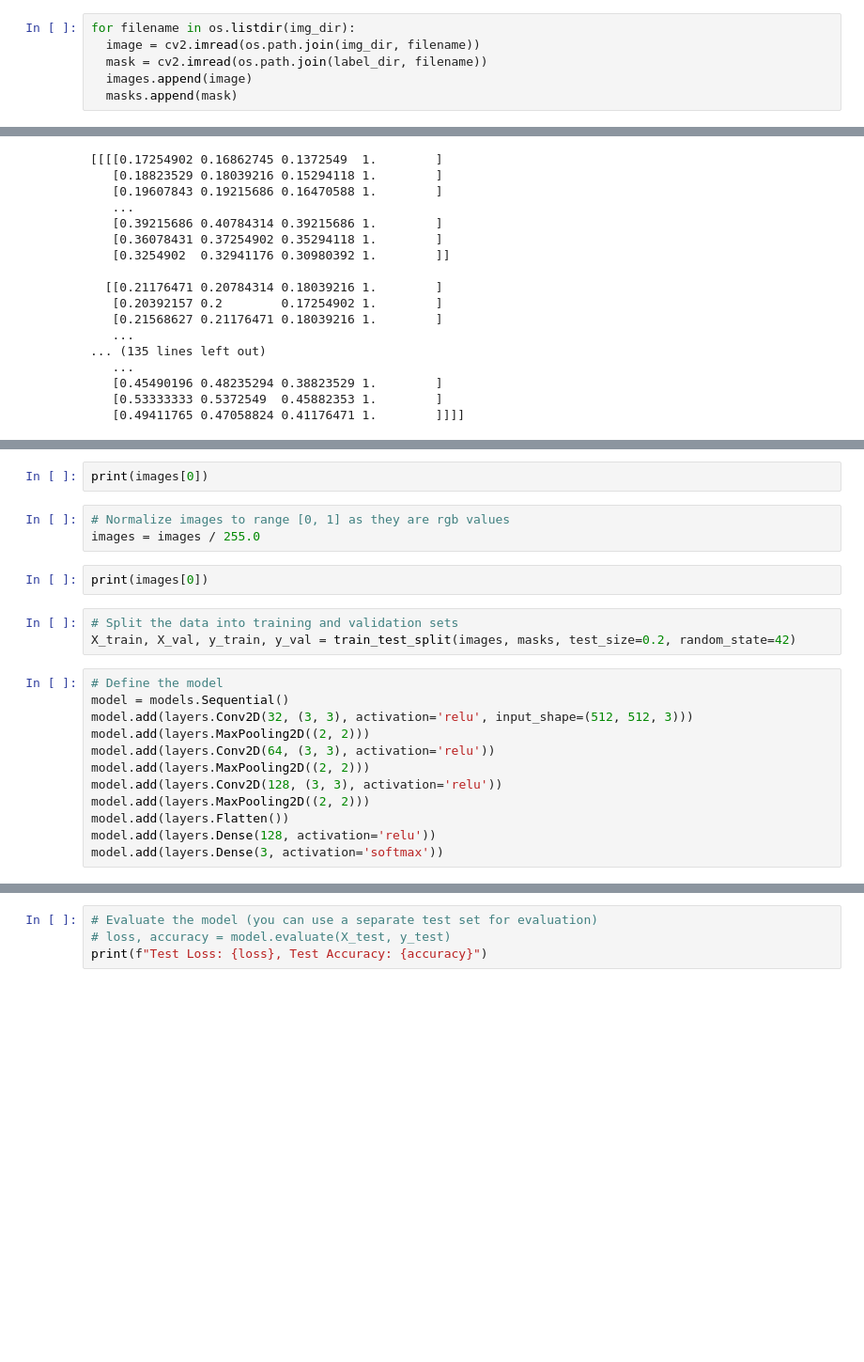
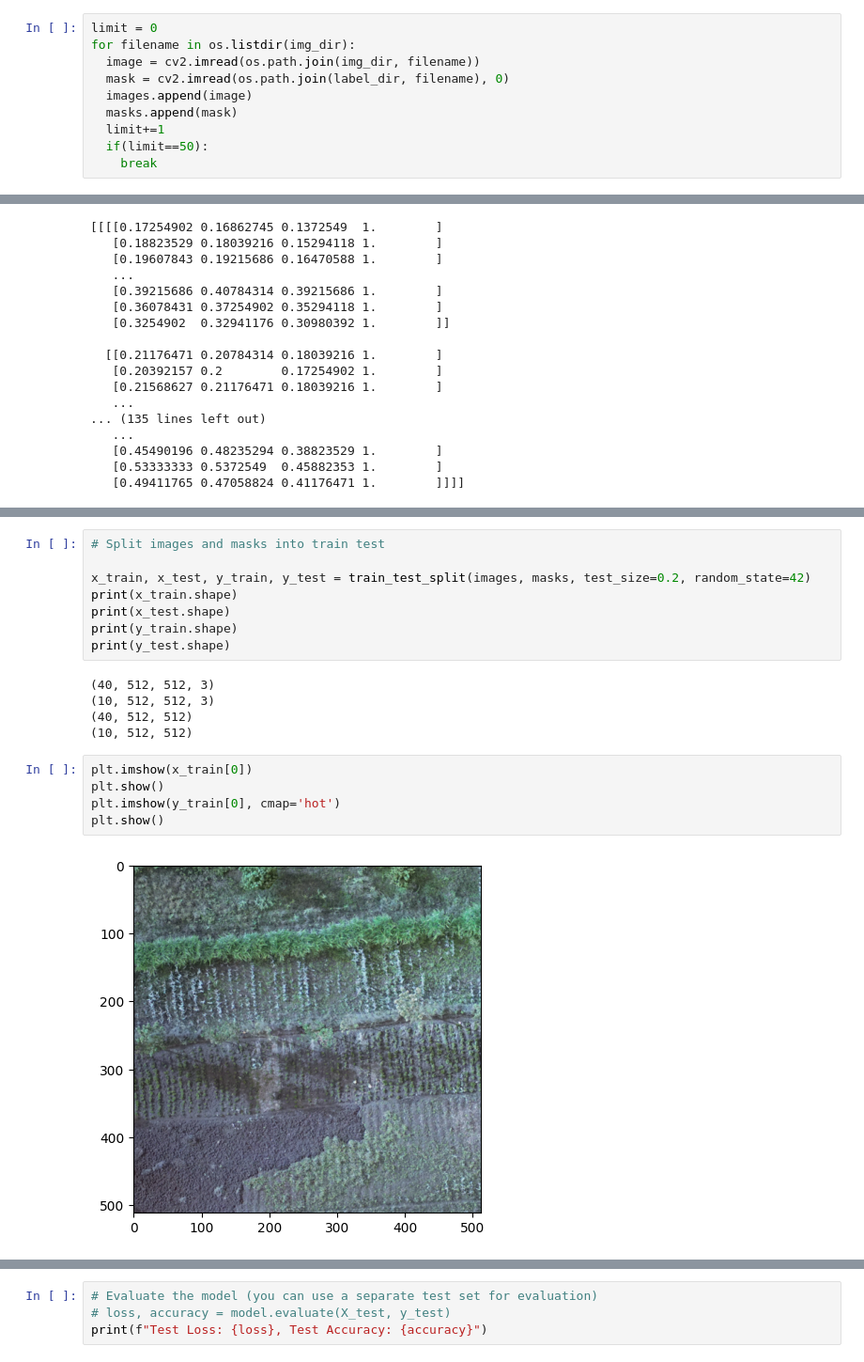
Before and after one commit to FranklinBarto/semantic-image-segmentation-drone-imagery, a Jupyter notebook: Semantic_Image_Segmentation_Drone_Imagery.ipynb, the cells around one changed output, grey strips where cells are left out. Shown at 94% size. Drawn from its saved outputs; the diff is of its cells as text; blank space fills up the shorter version.

```diff
--- a/Semantic_Image_Segmentation_Drone_Imagery.ipynb
+++ b/Semantic_Image_Segmentation_Drone_Imagery.ipynb
@@ -256,6 +258,10 @@ masks = []
 # %%
+limit = 0
 for filename in os.listdir(img_dir):
   image = cv2.imread(os.path.join(img_dir, filename))
-  mask = cv2.imread(os.path.join(label_dir, filename))
+  mask = cv2.imread(os.path.join(label_dir, filename), 0)
   images.append(image)
   masks.append(mask)
+  limit+=1
+  if(limit==50):
+    break
@@ -306,22 +345,20 @@ NameError: name 'to_categorical' is not defined
-# %%
-print(images[0])
-# %%
-# Normalize images to range [0, 1] as they are rgb values
-images = images / 255.0
-# %%
-print(images[0])
 # %%
-# Split the data into training and validation sets
-X_train, X_val, y_train, y_val = train_test_split(images, masks, test_size=0.2, random_state=42)
+# Split images and masks into train test
+
+x_train, x_test, y_train, y_test = train_test_split(images, masks, test_size=0.2, random_state=42)
+print(x_train.shape)
+print(x_test.shape)
+print(y_train.shape)
+print(y_test.shape)
+# %% [output]
+(40, 512, 512, 3)
+(10, 512, 512, 3)
+(40, 512, 512)
+(10, 512, 512)
-# %%
-# Define the model
-model = models.Sequential()
-model.add(layers.Conv2D(32, (3, 3), activation='relu', input_shape=(512, 512, 3)))
-model.add(layers.MaxPooling2D((2, 2)))
-model.add(layers.Conv2D(64, (3, 3), activation='relu'))
-model.add(layers.MaxPooling2D((2, 2)))
-model.add(layers.Conv2D(128, (3, 3), activation='relu'))
-model.add(layers.MaxPooling2D((2, 2)))
-model.add(layers.Flatten())
-model.add(layers.Dense(128, activation='relu'))
-model.add(layers.Dense(3, activation='softmax'))
+# %%
+plt.imshow(x_train[0])
+plt.show()
+plt.imshow(y_train[0], cmap='hot')
+plt.show()
+# %% [output]
+[figure, added]
```
Also changed, not shown: parts of 19 cells of this notebook.
